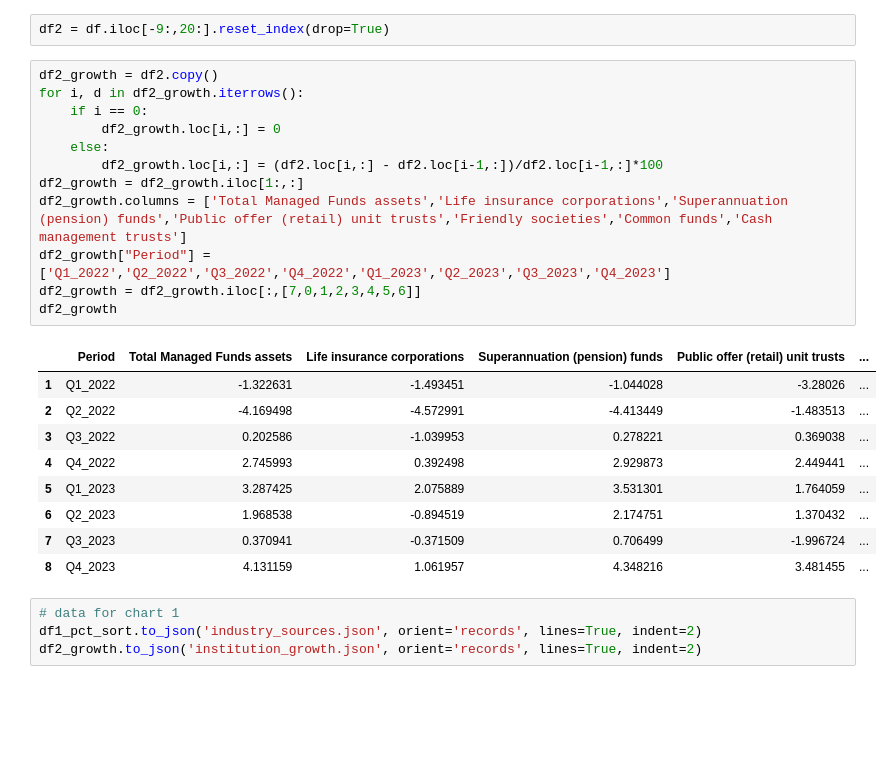
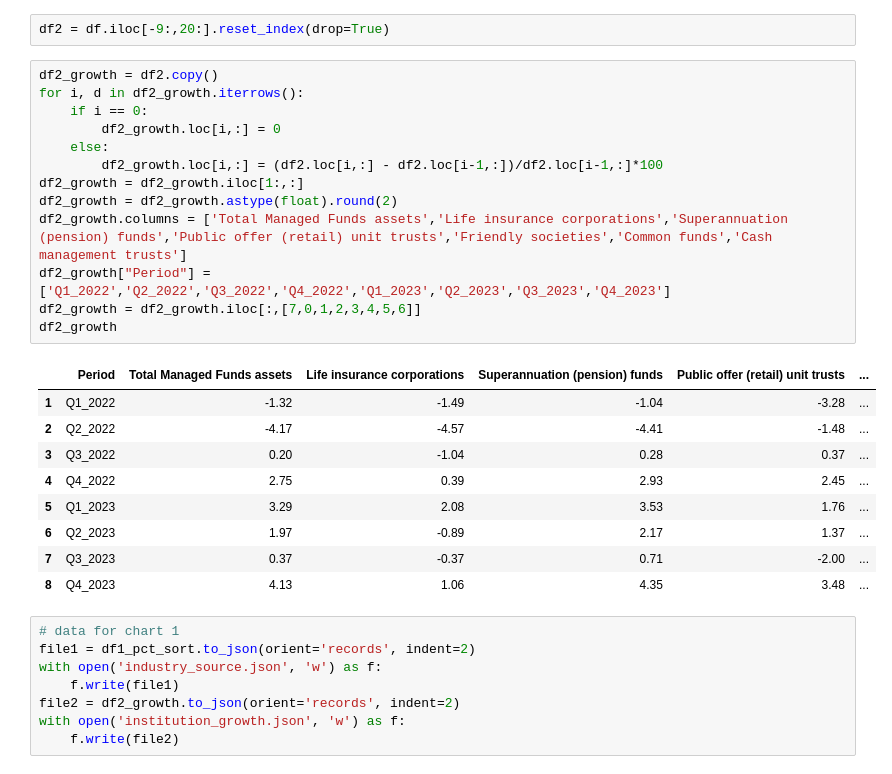
Before and after one commit to RonnyPNguyen/VizVenture, a Jupyter notebook: Portfolio/AUS_ManagedFund_2023/data/ausmanagedfund.ipynb, the cells around one changed output. Drawn from its saved outputs; the diff is of its cells as text; blank space fills up the shorter version.

```diff
--- a/Portfolio/AUS_ManagedFund_2023/data/ausmanagedfund.ipynb
+++ b/Portfolio/AUS_ManagedFund_2023/data/ausmanagedfund.ipynb
@@ -68,26 +83,31 @@ df2 = df.iloc[-9:,20:].reset_index(drop=True)
 # %%
 df2_growth = df2.copy()
 for i, d in df2_growth.iterrows():
     if i == 0:
         df2_growth.loc[i,:] = 0
     else:
         df2_growth.loc[i,:] = (df2.loc[i,:] - df2.loc[i-1,:])/df2.loc[i-1,:]*100
 df2_growth = df2_growth.iloc[1:,:]
+df2_growth = df2_growth.astype(float).round(2)
 df2_growth.columns = ['Total Managed Funds assets','Life insurance corporations','Superannuation (pension) funds','Public offer (retail) unit trusts','Friendly societies','Common funds','Cash management trusts']
 df2_growth["Period"] = ['Q1_2022','Q2_2022','Q3_2022','Q4_2022','Q1_2023','Q2_2023','Q3_2023','Q4_2023']
 df2_growth = df2_growth.iloc[:,[7,0,1,2,3,4,5,6]]
 df2_growth
 # %% [output]
 |  | Period | Total Managed Funds assets | Life insurance corporations | Superannuation (pension) funds | Public offer (retail) unit trusts | ... |
-| 1 | Q1_2022 | -1.322631 | -1.493451 | -1.044028 | -3.28026 | ... |
-| 2 | Q2_2022 | -4.169498 | -4.572991 | -4.413449 | -1.483513 | ... |
-| 3 | Q3_2022 | 0.202586 | -1.039953 | 0.278221 | 0.369038 | ... |
-| 4 | Q4_2022 | 2.745993 | 0.392498 | 2.929873 | 2.449441 | ... |
-| 5 | Q1_2023 | 3.287425 | 2.075889 | 3.531301 | 1.764059 | ... |
-| 6 | Q2_2023 | 1.968538 | -0.894519 | 2.174751 | 1.370432 | ... |
-| 7 | Q3_2023 | 0.370941 | -0.371509 | 0.706499 | -1.996724 | ... |
-| 8 | Q4_2023 | 4.131159 | 1.061957 | 4.348216 | 3.481455 | ... |
+| 1 | Q1_2022 | -1.32 | -1.49 | -1.04 | -3.28 | ... |
+| 2 | Q2_2022 | -4.17 | -4.57 | -4.41 | -1.48 | ... |
+| 3 | Q3_2022 | 0.20 | -1.04 | 0.28 | 0.37 | ... |
+| 4 | Q4_2022 | 2.75 | 0.39 | 2.93 | 2.45 | ... |
+| 5 | Q1_2023 | 3.29 | 2.08 | 3.53 | 1.76 | ... |
+| 6 | Q2_2023 | 1.97 | -0.89 | 2.17 | 1.37 | ... |
+| 7 | Q3_2023 | 0.37 | -0.37 | 0.71 | -2.00 | ... |
+| 8 | Q4_2023 | 4.13 | 1.06 | 4.35 | 3.48 | ... |
 # %%
 # data for chart 1
-df1_pct_sort.to_json('industry_sources.json', orient='records', lines=True, indent=2)
-df2_growth.to_json('institution_growth.json', orient='records', lines=True, indent=2)
+file1 = df1_pct_sort.to_json(orient='records', indent=2)
+with open('industry_source.json', 'w') as f:
+    f.write(file1)
+file2 = df2_growth.to_json(orient='records', indent=2)
+with open('institution_growth.json', 'w') as f:
+    f.write(file2)
```
Also changed, not shown: parts of 5 cells of this notebook, 6 other files.
